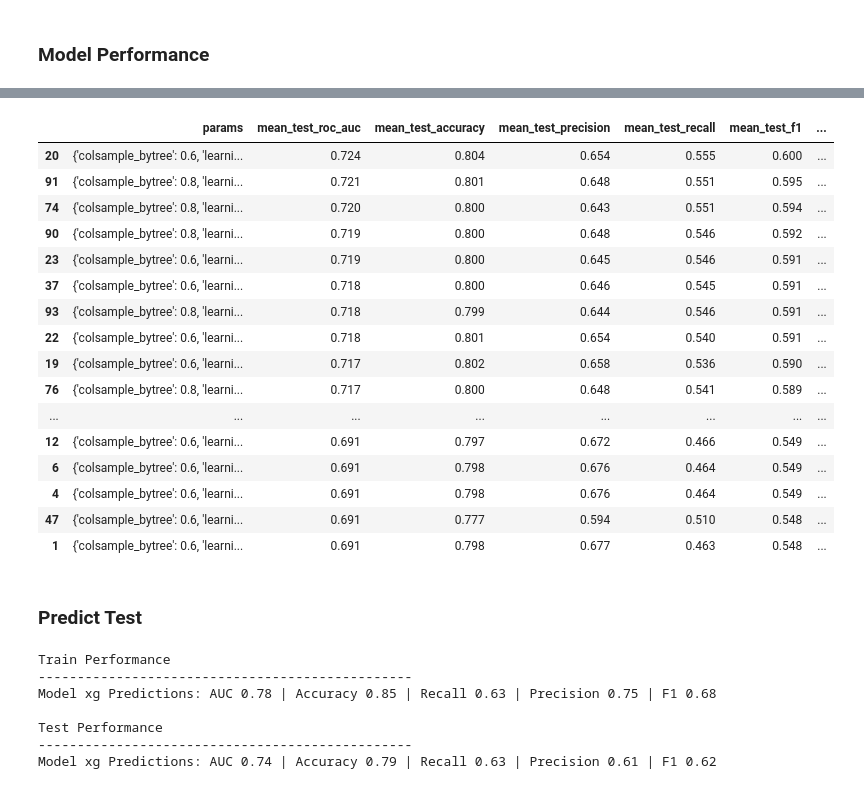
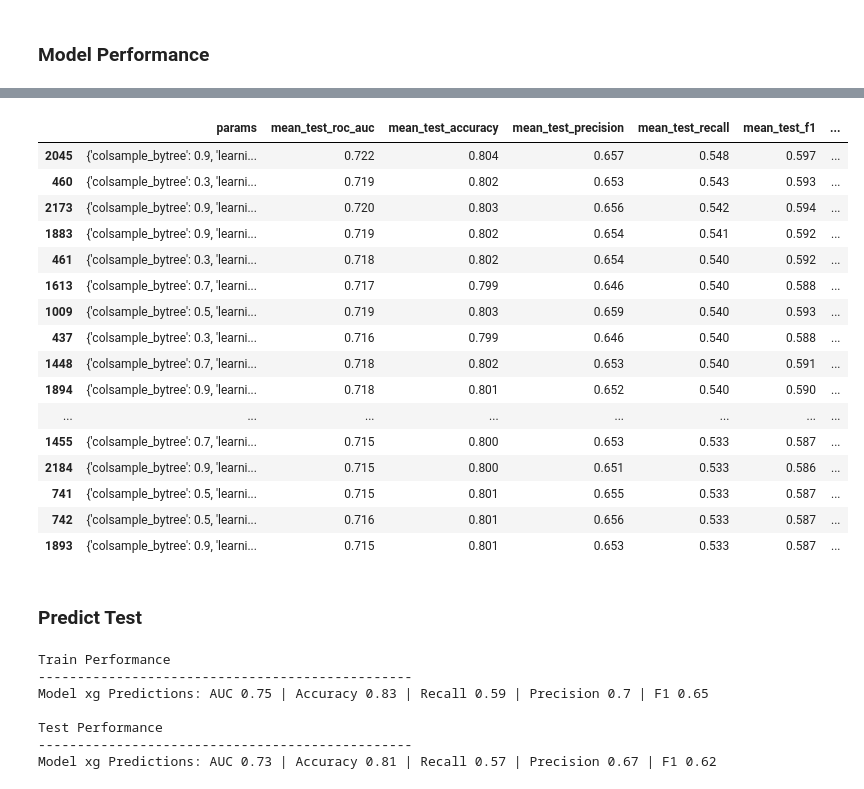
Before and after one commit to cutterback/p03-telco-churn-model, a Jupyter notebook: Telco-Churn-Classification-Model.ipynb, the cells around one changed output, grey strips where cells are left out. Saved outputs shown, nothing was run; the diff lists cells and outputs as text; code cells hidden in the pictures.

Commit message:
Adding XGBoost model work

```diff
--- a/Telco-Churn-Classification-Model.ipynb
+++ b/Telco-Churn-Classification-Model.ipynb
@@ -382,6 +434,7 @@ def data_prep_pipe(X_df):
     get_replace_yes_no = FunctionTransformer(replace_yes_no, validate=False)
     get_group_churn_reason = FunctionTransformer(group_churn_reason, validate=False)
     get_impute_total_charges = FunctionTransformer(impute_total_charges, validate=False)
+    get_map_products = FunctionTransformer(map_products, validate=False)
     get_ohe_categories = FunctionTransformer(ohe_categories, validate=False)
     get_create_features = FunctionTransformer(create_features, validate=False)
 
@@ -391,6 +444,7 @@ def data_prep_pipe(X_df):
                                 ('group_churn_reason', get_group_churn_reason),
                                 ('impute_total_charges', get_impute_total_charges),
                                 ('ohe_categories', get_ohe_categories),
+                                ('map_products', get_map_products),
                                 ('create_features', get_create_features)
                                 ])
 
@@ -967,16 +1028,16 @@ Model rf Predictions: AUC 0.74 | Accuracy 0.79 | Recall 0.63 | Precision 0.61 |
 ### Create Model
 # %%
 # define features to drop from X_train
-m4_drops = ['customerid', 'count', 'country', 'city', 'state', 'streaming_movies',
-               'streaming_tv', 'zip_code', 'lat_long', 'churn_score', 'cltv',
-               'senior_citizen', 'phone_service', 'churn_reason',
-               'churn_rsn_grp_cust_svc', 'churn_rsn_grp_moved', 'churn_rsn_grp_pricing',
-               'churn_rsn_grp_product', 'churn_rsn_grp_unknown',
-               'monthly_charge_life_avg', 'online_security', 'online_backup',
-               'device_protection', 'tech_support', 'multiple_lines', 'total_charges',
-               'gender_female', 'gender_male' ,'internet_svc_none', 'svc_add_ons',
+m4_drops = ['customerid', 'count', 'country', 'city', 'state',  'zip_code', 'lat_long', 'churn_score', 'cltv',
+                'churn_reason', 'senior_citizen','online_security', 'online_backup',  'device_protection', 'multiple_lines','phone_service', 'tech_support',
+               'churn_rsn_grp_cust_svc', 'churn_rsn_grp_moved', 'churn_rsn_grp_pricing', 'internet_svc_dsl', 'internet_svc_fiber', 'p1_phone_only',
+               'churn_rsn_grp_product', 'churn_rsn_grp_unknown', 'gender_female', 'gender_male' , 'streaming_movies', 'streaming_tv',
+                'total_charges', 'charge_trend_index',
+               'internet_svc_none', 'svc_add_ons',
                'pmt_meth_mail_check', 'pmt_meth_cc_auto', 'pmt_meth_bank_trx_auto',
                'pmt_meth_echeck', 'contract_mtm']
+
+# 'charge_cust_index' , ,
 # %%
 # apply drop columns against X_train and X_test
 X_train4 = drop_features(X_train, m4_drops)
@@ -991,19 +1059,19 @@ scaler = StandardScaler()
 X_train4[X_train4.columns] = scaler.fit_transform(X_train4[X_train4.columns])
 X_test4[X_test4.columns] = scaler.transform(X_test4[X_test4.columns])
 # %%
-model_xg = XGBClassifier(seed=SEED)
+model_xg = XGBClassifier(seed=SEED, objective='binary:logistic')
 # model_rr.get_params().keys()
 # %% [markdown]
 ### Run GridSearchCV
 # %%
 # Define the grid
 param_grid_xg = {
-    'learning_rate': [0.01, 0.05, 0.1],
-    'max_depth': [4, 6, 8],
-    'min_child_weight': [1, 2],
-    'subsample': [0.8],
-    'colsample_bytree': [0.6, 0.8],
-    'n_estimators': [100, 200, 500],
+    'learning_rate': [0.001, 0.01, 0.05, 0.1],
+    'max_depth': [4, 6, 8, 10],
+    'min_child_weight': [1, 3, 5],
+    'subsample': [0.4, 0.6, 0.8],
+    'colsample_bytree': [0.3, 0.5, 0.7, 0.9],
+    'n_estimators': [100, 200, 500, 1000],
 }
 # %%
 gs_xg = instantiate_grid(model_xg, param_grid_xg)
@@ -1056,24 +1123,24 @@ feature_importance_rf(best_model_xg, X_train4)
 # %%
 cv_results4 = pd.DataFrame.from_dict(gs_xg.cv_results_)
-cv_results_metrics4 = show_grid_metrics(cv_results4, 'mean_test_roc_auc', top_n=100)
+cv_results_metrics4 = show_grid_metrics(cv_results4, 'mean_test_recall', top_n=100)
 # %% [output]
 |  | params | mean_test_roc_auc | mean_test_accuracy | mean_test_precision | mean_test_recall | mean_test_f1 | ... |
-| 20 | {'colsample_bytree': 0.6, 'learni... | 0.724 | 0.804 | 0.654 | 0.555 | 0.600 | ... |
-| 91 | {'colsample_bytree': 0.8, 'learni... | 0.721 | 0.801 | 0.648 | 0.551 | 0.595 | ... |
-| 74 | {'colsample_bytree': 0.8, 'learni... | 0.720 | 0.800 | 0.643 | 0.551 | 0.594 | ... |
-| 90 | {'colsample_bytree': 0.8, 'learni... | 0.719 | 0.800 | 0.648 | 0.546 | 0.592 | ... |
-| 23 | {'colsample_bytree': 0.6, 'learni... | 0.719 | 0.800 | 0.645 | 0.546 | 0.591 | ... |
-| 37 | {'colsample_bytree': 0.6, 'learni... | 0.718 | 0.800 | 0.646 | 0.545 | 0.591 | ... |
-| 93 | {'colsample_bytree': 0.8, 'learni... | 0.718 | 0.799 | 0.644 | 0.546 | 0.591 | ... |
-| 22 | {'colsample_bytree': 0.6, 'learni... | 0.718 | 0.801 | 0.654 | 0.540 | 0.591 | ... |
-| 19 | {'colsample_bytree': 0.6, 'learni... | 0.717 | 0.802 | 0.658 | 0.536 | 0.590 | ... |
-| 76 | {'colsample_bytree': 0.8, 'learni... | 0.717 | 0.800 | 0.648 | 0.541 | 0.589 | ... |
+| 2045 | {'colsample_bytree': 0.9, 'learni... | 0.722 | 0.804 | 0.657 | 0.548 | 0.597 | ... |
+| 460 | {'colsample_bytree': 0.3, 'learni... | 0.719 | 0.802 | 0.653 | 0.543 | 0.593 | ... |
+| 2173 | {'colsample_bytree': 0.9, 'learni... | 0.720 | 0.803 | 0.656 | 0.542 | 0.594 | ... |
+| 1883 | {'colsample_bytree': 0.9, 'learni... | 0.719 | 0.802 | 0.654 | 0.541 | 0.592 | ... |
+| 461 | {'colsample_bytree': 0.3, 'learni... | 0.718 | 0.802 | 0.654 | 0.540 | 0.592 | ... |
+| 1613 | {'colsample_bytree': 0.7, 'learni... | 0.717 | 0.799 | 0.646 | 0.540 | 0.588 | ... |
+| 1009 | {'colsample_bytree': 0.5, 'learni... | 0.719 | 0.803 | 0.659 | 0.540 | 0.593 | ... |
+| 437 | {'colsample_bytree': 0.3, 'learni... | 0.716 | 0.799 | 0.646 | 0.540 | 0.588 | ... |
+| 1448 | {'colsample_bytree': 0.7, 'learni... | 0.718 | 0.802 | 0.653 | 0.540 | 0.591 | ... |
+| 1894 | {'colsample_bytree': 0.9, 'learni... | 0.718 | 0.801 | 0.652 | 0.540 | 0.590 | ... |
 | ... | ... | ... | ... | ... | ... | ... | ... |
-| 12 | {'colsample_bytree': 0.6, 'learni... | 0.691 | 0.797 | 0.672 | 0.466 | 0.549 | ... |
-| 6 | {'colsample_bytree': 0.6, 'learni... | 0.691 | 0.798 | 0.676 | 0.464 | 0.549 | ... |
-| 4 | {'colsample_bytree': 0.6, 'learni... | 0.691 | 0.798 | 0.676 | 0.464 | 0.549 | ... |
-| 47 | {'colsample_bytree': 0.6, 'learni... | 0.691 | 0.777 | 0.594 | 0.510 | 0.548 | ... |
-| 1 | {'colsample_bytree': 0.6, 'learni... | 0.691 | 0.798 | 0.677 | 0.463 | 0.548 | ... |
+| 1455 | {'colsample_bytree': 0.7, 'learni... | 0.715 | 0.800 | 0.653 | 0.533 | 0.587 | ... |
+| 2184 | {'colsample_bytree': 0.9, 'learni... | 0.715 | 0.800 | 0.651 | 0.533 | 0.586 | ... |
+| 741 | {'colsample_bytree': 0.5, 'learni... | 0.715 | 0.801 | 0.655 | 0.533 | 0.587 | ... |
+| 742 | {'colsample_bytree': 0.5, 'learni... | 0.716 | 0.801 | 0.656 | 0.533 | 0.587 | ... |
+| 1893 | {'colsample_bytree': 0.9, 'learni... | 0.715 | 0.801 | 0.653 | 0.533 | 0.587 | ... |
 # %% [markdown]
 ### Predict Test
 # %%
@@ -1082,13 +1149,13 @@ y_hat_train4 = gs_xg.predict(X_train4)
 scores_train_xg = score_pred('xg', y_train, y_hat_train4)
 
 print('\nTest Performance\n------------------------------------------------')
-y_hat_test4 = gs_rf.predict(X_test4)
+y_hat_test4 = gs_xg.predict(X_test4)
 scores_test_xg = score_pred('xg', y_test, y_hat_test4)
 # %% [output]
 Train Performance
 ------------------------------------------------
-Model xg Predictions: AUC 0.78 | Accuracy 0.85 | Recall 0.63 | Precision 0.75 | F1 0.68
+Model xg Predictions: AUC 0.75 | Accuracy 0.83 | Recall 0.59 | Precision 0.7 | F1 0.65
 
 Test Performance
 ------------------------------------------------
-Model xg Predictions: AUC 0.74 | Accuracy 0.79 | Recall 0.63 | Precision 0.61 | F1 0.62
+Model xg Predictions: AUC 0.73 | Accuracy 0.81 | Recall 0.57 | Precision 0.67 | F1 0.62
```
Also changed, not shown: parts of 21 cells of this notebook, 4 other files.
